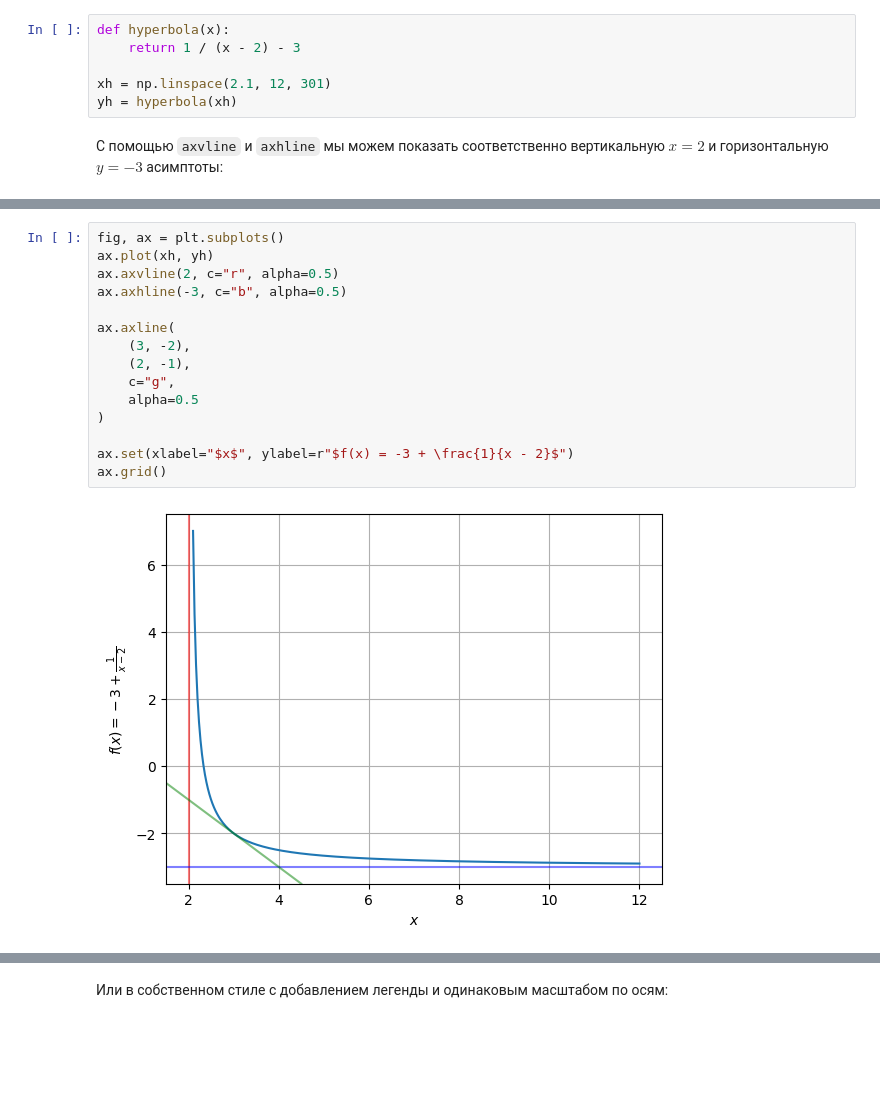
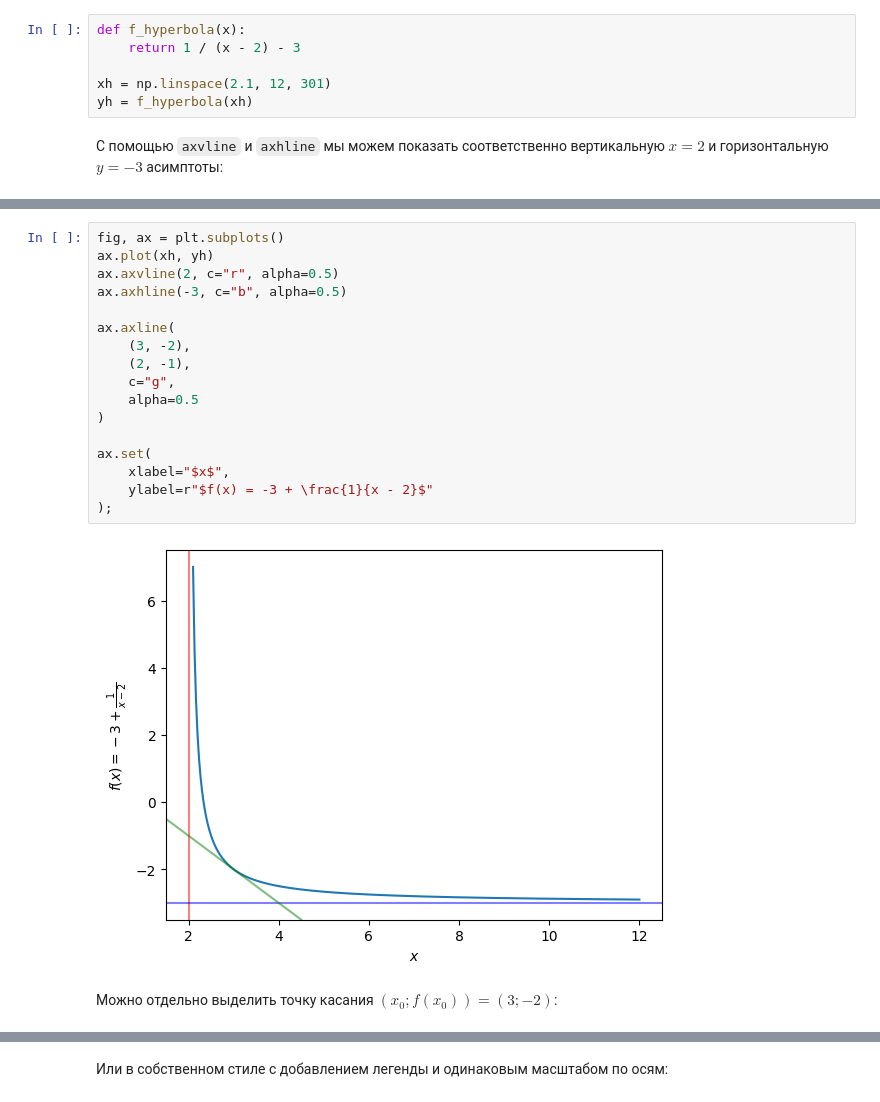
Before and after one commit to unexpectedCoder/sm6-py-cookbook, a Jupyter notebook: book/plotting/ch2-improved-matplotlib.ipynb, the cells around one changed output, grey strips where cells are left out. Cells and saved outputs as stored; diff of their text form; blank space fills up the shorter version.

```diff
--- a/book/plotting/ch2-improved-matplotlib.ipynb
+++ b/book/plotting/ch2-improved-matplotlib.ipynb
@@ -391,11 +437,11 @@ with plt.rc_context(custom_style):
 
 $$f(x) = \cfrac{1}{x - 2} - 3.$$
 # %%
-def hyperbola(x):
+def f_hyperbola(x):
     return 1 / (x - 2) - 3
 
 xh = np.linspace(2.1, 12, 301)
-yh = hyperbola(xh)
+yh = f_hyperbola(xh)
 # %% [markdown]
 С помощью `axvline` и `axhline` мы можем показать соответственно вертикальную $x = 2$ и горизонтальную $y = -3$ асимптоты:
 # %%
@@ -430,17 +480,21 @@ $$f_{tan}(x) = 1 - x.$$
 # %%
 fig, ax = plt.subplots()
 ax.plot(xh, yh)
 ax.axvline(2, c="r", alpha=0.5)
 ax.axhline(-3, c="b", alpha=0.5)
 
 ax.axline(
     (3, -2),
     (2, -1),
     c="g",
     alpha=0.5
 )
 
-ax.set(xlabel="$x$", ylabel=r"$f(x) = -3 + \frac{1}{x - 2}$")
-ax.grid()
+ax.set(
+    xlabel="$x$",
+    ylabel=r"$f(x) = -3 + \frac{1}{x - 2}$"
+);
 # %% [output]
-[figure, old version]
+[figure, new version]
+# %% [markdown]
+Можно отдельно выделить точку касания $(x_0; f(x_0)) = (3; -2)$:
```
Also changed, not shown: parts of 48 cells of this notebook.
